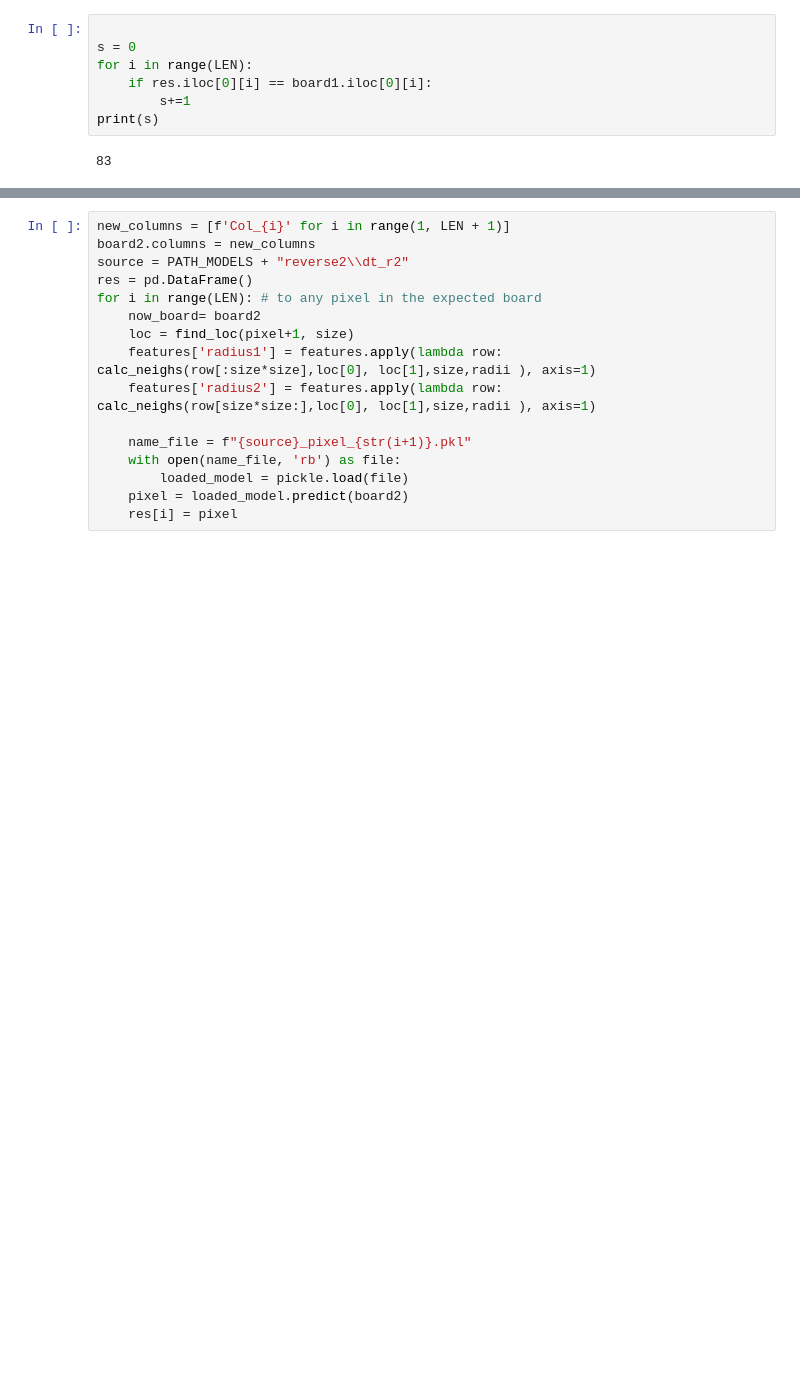
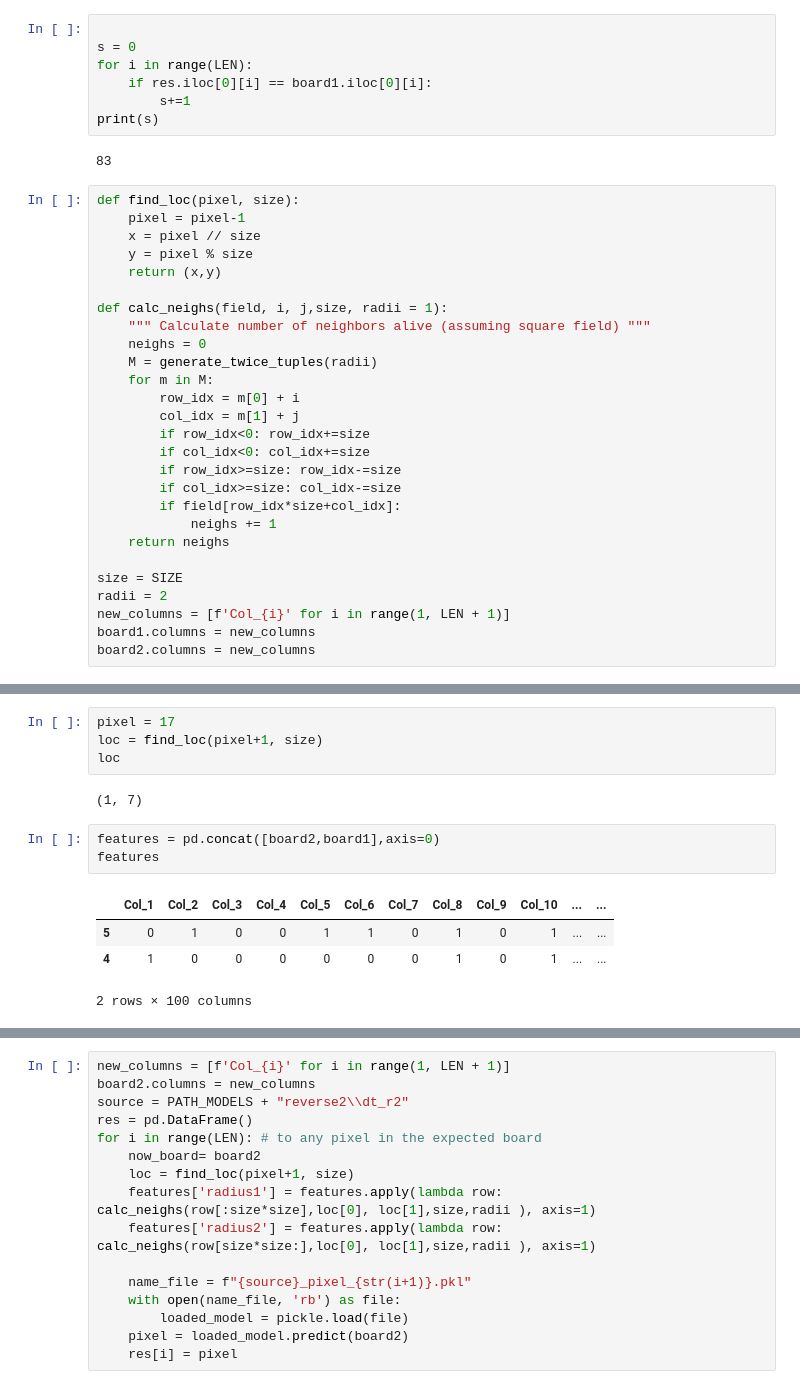
Before and after one commit to drorBamberger/GameOfLife, a Jupyter notebook: predict_board.ipynb, the cells around one changed output, grey strips where cells are left out. Drawn from its saved outputs; the diff is of its cells as text; blank space fills up the shorter version.

```diff
--- a/predict_board.ipynb
+++ b/predict_board.ipynb
@@ -144,3 +129,30 @@ for i in range(LEN):
 print(s)
 # %% [output]
 83
+# %%
+def find_loc(pixel, size):
+    pixel = pixel-1
+    x = pixel // size
+    y = pixel % size
+    return (x,y)
+
+def calc_neighs(field, i, j,size, radii = 1):
+    """ Calculate number of neighbors alive (assuming square field) """
+    neighs = 0
+    M = generate_twice_tuples(radii)
+    for m in M:
+        row_idx = m[0] + i
+        col_idx = m[1] + j
+        if row_idx<0: row_idx+=size
+        if col_idx<0: col_idx+=size
+        if row_idx>=size: row_idx-=size
+        if col_idx>=size: col_idx-=size
+        if field[row_idx*size+col_idx]:
+            neighs += 1
+    return neighs
+
+size = SIZE
+radii = 2
+new_columns = [f'Col_{i}' for i in range(1, LEN + 1)]
+board1.columns = new_columns
+board2.columns = new_columns
@@ -146,0 +171,14 @@ print(s)
+# %%
+pixel = 17
+loc = find_loc(pixel+1, size)
+loc
+# %% [output]
+(1, 7)
+# %%
+features = pd.concat([board2,board1],axis=0)
+features
+# %% [output]
+|  | Col_1 | Col_2 | Col_3 | Col_4 | Col_5 | Col_6 | Col_7 | Col_8 | Col_9 | Col_10 | ... | ... |
+| 5 | 0 | 1 | 0 | 0 | 1 | 1 | 0 | 1 | 0 | 1 | ... | ... |
+| 4 | 1 | 0 | 0 | 0 | 0 | 0 | 0 | 1 | 0 | 1 | ... | ... |
+2 rows × 100 columns
```
Also changed, not shown: parts of 6 cells of this notebook, 1 other file.
